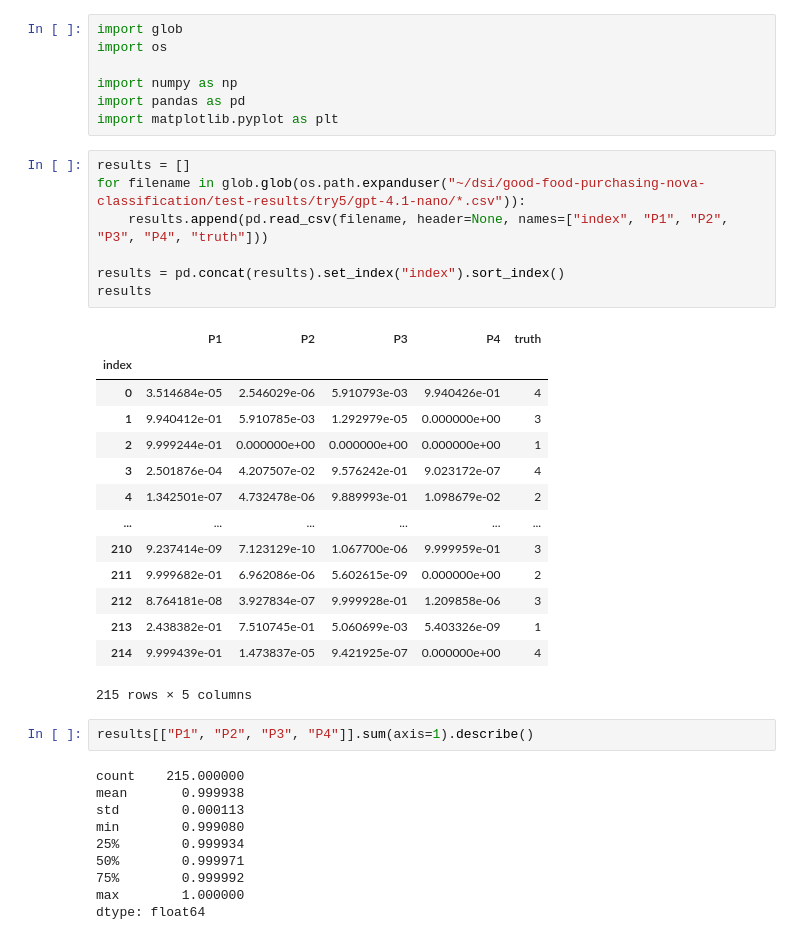
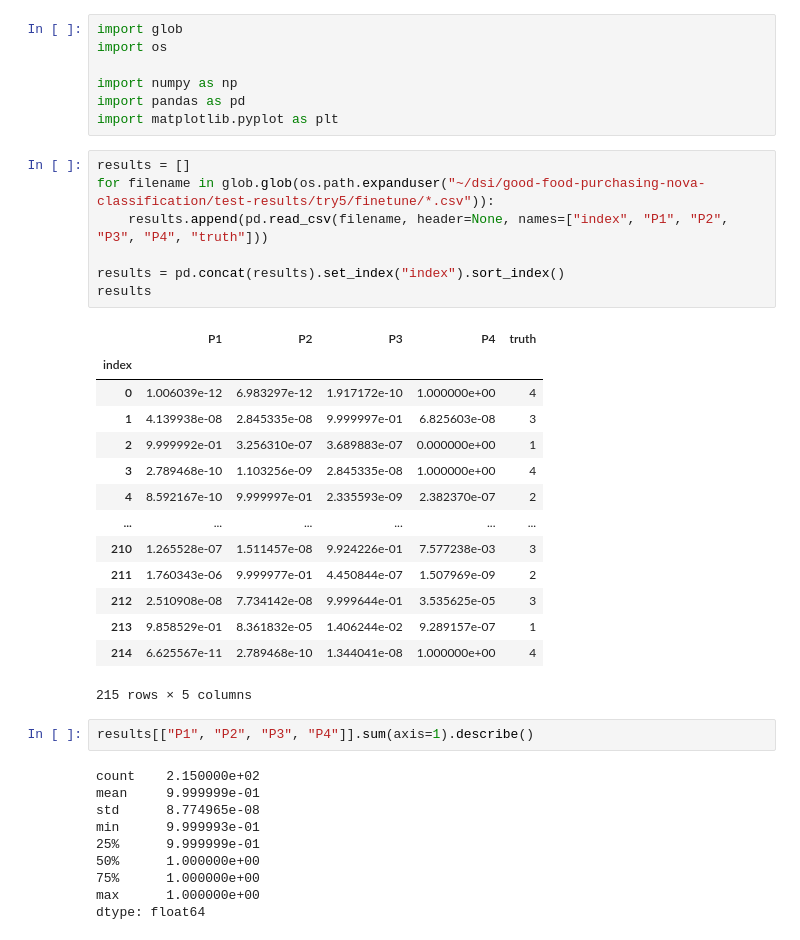
Before and after one commit to uchicago-dsi/good-food-purchasing-nova-classification, a Jupyter notebook: notebooks/openai-fine-tuning-plots.ipynb, the cells around one changed output. Drawn from its saved outputs; the diff is of its cells as text.

```diff
--- a/notebooks/openai-fine-tuning-plots.ipynb
+++ b/notebooks/openai-fine-tuning-plots.ipynb
@@ -7,37 +7,37 @@ import pandas as pd
 import matplotlib.pyplot as plt
 # %%
 results = []
-for filename in glob.glob(os.path.expanduser("~/dsi/good-food-purchasing-nova-classification/test-results/try5/gpt-4.1-nano/*.csv")):
+for filename in glob.glob(os.path.expanduser("~/dsi/good-food-purchasing-nova-classification/test-results/try5/finetune/*.csv")):
     results.append(pd.read_csv(filename, header=None, names=["index", "P1", "P2", "P3", "P4", "truth"]))
 
 results = pd.concat(results).set_index("index").sort_index()
 results
 # %% [output]
 |  | P1 | P2 | P3 | P4 | truth |
 | index |  |  |  |  |  |
-| 0 | 3.514684e-05 | 2.546029e-06 | 5.910793e-03 | 9.940426e-01 | 4 |
-| 1 | 9.940412e-01 | 5.910785e-03 | 1.292979e-05 | 0.000000e+00 | 3 |
-| 2 | 9.999244e-01 | 0.000000e+00 | 0.000000e+00 | 0.000000e+00 | 1 |
-| 3 | 2.501876e-04 | 4.207507e-02 | 9.576242e-01 | 9.023172e-07 | 4 |
-| 4 | 1.342501e-07 | 4.732478e-06 | 9.889993e-01 | 1.098679e-02 | 2 |
+| 0 | 1.006039e-12 | 6.983297e-12 | 1.917172e-10 | 1.000000e+00 | 4 |
+| 1 | 4.139938e-08 | 2.845335e-08 | 9.999997e-01 | 6.825603e-08 | 3 |
+| 2 | 9.999992e-01 | 3.256310e-07 | 3.689883e-07 | 0.000000e+00 | 1 |
+| 3 | 2.789468e-10 | 1.103256e-09 | 2.845335e-08 | 1.000000e+00 | 4 |
+| 4 | 8.592167e-10 | 9.999997e-01 | 2.335593e-09 | 2.382370e-07 | 2 |
 | ... | ... | ... | ... | ... | ... |
-| 210 | 9.237414e-09 | 7.123129e-10 | 1.067700e-06 | 9.999959e-01 | 3 |
-| 211 | 9.999682e-01 | 6.962086e-06 | 5.602615e-09 | 0.000000e+00 | 2 |
-| 212 | 8.764181e-08 | 3.927834e-07 | 9.999928e-01 | 1.209858e-06 | 3 |
-| 213 | 2.438382e-01 | 7.510745e-01 | 5.060699e-03 | 5.403326e-09 | 1 |
-| 214 | 9.999439e-01 | 1.473837e-05 | 9.421925e-07 | 0.000000e+00 | 4 |
+| 210 | 1.265528e-07 | 1.511457e-08 | 9.924226e-01 | 7.577238e-03 | 3 |
+| 211 | 1.760343e-06 | 9.999977e-01 | 4.450844e-07 | 1.507969e-09 | 2 |
+| 212 | 2.510908e-08 | 7.734142e-08 | 9.999644e-01 | 3.535625e-05 | 3 |
+| 213 | 9.858529e-01 | 8.361832e-05 | 1.406244e-02 | 9.289157e-07 | 1 |
+| 214 | 6.625567e-11 | 2.789468e-10 | 1.344041e-08 | 1.000000e+00 | 4 |
 215 rows × 5 columns
 # %%
 results[["P1", "P2", "P3", "P4"]].sum(axis=1).describe()
 # %% [output]
-count    215.000000
-mean       0.999938
-std        0.000113
-min        0.999080
-25%        0.999934
-50%        0.999971
-75%        0.999992
-max        1.000000
+count    2.150000e+02
+mean     9.999999e-01
+std      8.774965e-08
+min      9.999993e-01
+25%      9.999999e-01
+50%      1.000000e+00
+75%      1.000000e+00
+max      1.000000e+00
 dtype: float64
 # %%
 fig, ((ax1, ax2), (ax3, ax4)) = plt.subplots(2, 2, figsize=(7, 7))
```
Also changed, not shown: parts of 1 cell of this notebook, 1 other file.
